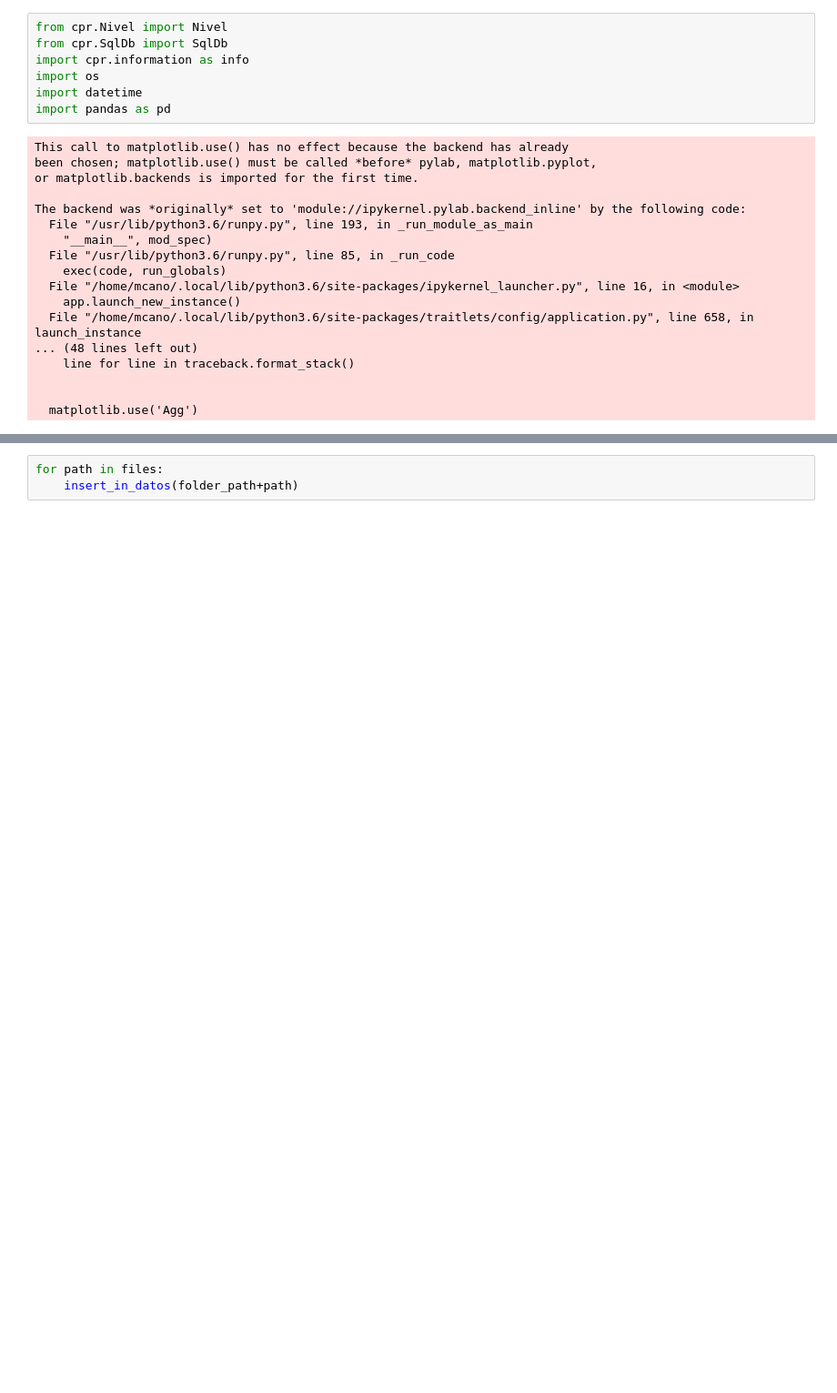
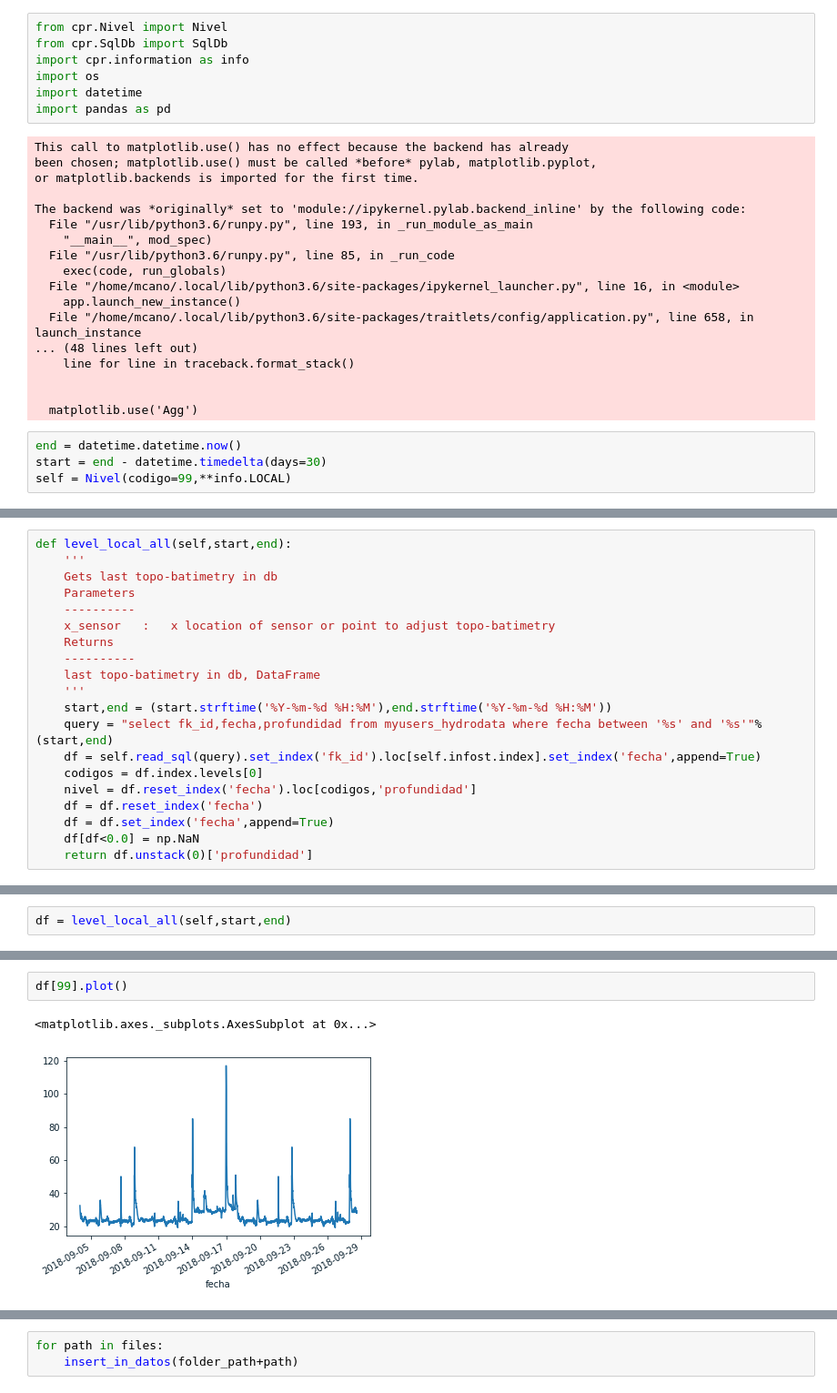
Before and after one commit to vanesalo10/CPR, a Jupyter notebook: migration/installing.ipynb, the cells around one changed output, grey strips where cells are left out. Shown: that part at 91% size. Cells and saved outputs as stored; diff of their text form; blank space fills up the shorter version.

```diff
--- a/migration/installing.ipynb
+++ b/migration/installing.ipynb
@@ -23,3 +23,7 @@ The backend was *originally* set to 'module://ipykernel.pylab.backend_inline' by
 
 
   matplotlib.use('Agg')
+# %%
+end = datetime.datetime.now()
+start = end - datetime.timedelta(days=30)
+self = Nivel(codigo=99,**info.LOCAL)
@@ -25,0 +40,20 @@ The backend was *originally* set to 'module://ipykernel.pylab.backend_inline' by
+# %%
+def level_local_all(self,start,end):
+    '''
+    Gets last topo-batimetry in db
+    Parameters
+    ----------
+    x_sensor   :   x location of sensor or point to adjust topo-batimetry
+    Returns
+    ----------
+    last topo-batimetry in db, DataFrame
+    '''
+    start,end = (start.strftime('%Y-%m-%d %H:%M'),end.strftime('%Y-%m-%d %H:%M'))
+    query = "select fk_id,fecha,profundidad from myusers_hydrodata where fecha between '%s' and '%s'"%(start,end)
+    df = self.read_sql(query).set_index('fk_id').loc[self.infost.index].set_index('fecha',append=True)
+    codigos = df.index.levels[0]
+    nivel = df.reset_index('fecha').loc[codigos,'profundidad']
+    df = df.reset_index('fecha')
+    df = df.set_index('fecha',append=True)
+    df[df<0.0] = np.NaN
+    return df.unstack(0)['profundidad']
@@ -25,0 +62,2 @@ The backend was *originally* set to 'module://ipykernel.pylab.backend_inline' by
+# %%
+df = level_local_all(self,start,end)
@@ -26,3 +91,8 @@ The backend was *originally* set to 'module://ipykernel.pylab.backend_inline' by
+# %%
+df[99].plot()
+# %% [output]
+<matplotlib.axes._subplots.AxesSubplot at 0x...>
+[figure, added]
 # %%
 def duplicate_existing_table(self,table_name):
     '''
```
Also changed, not shown: parts of 10 cells of this notebook, 2 other files.
